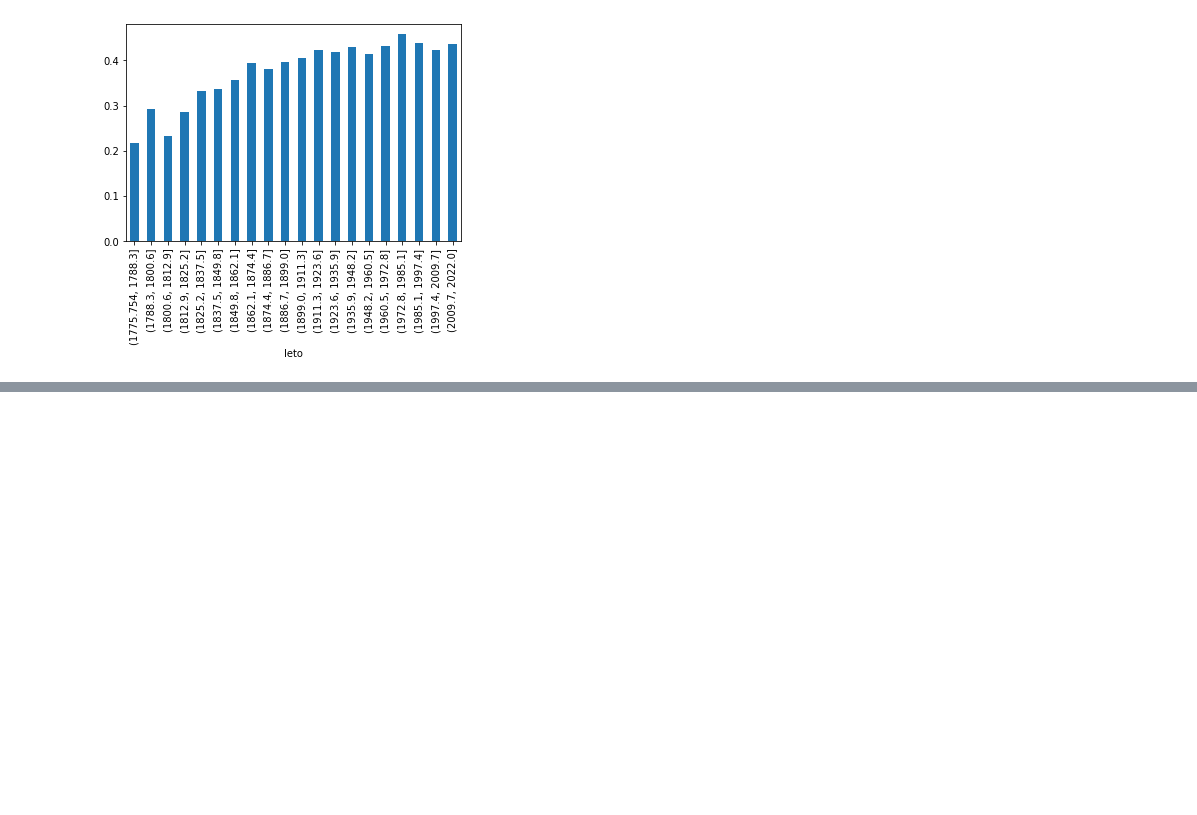
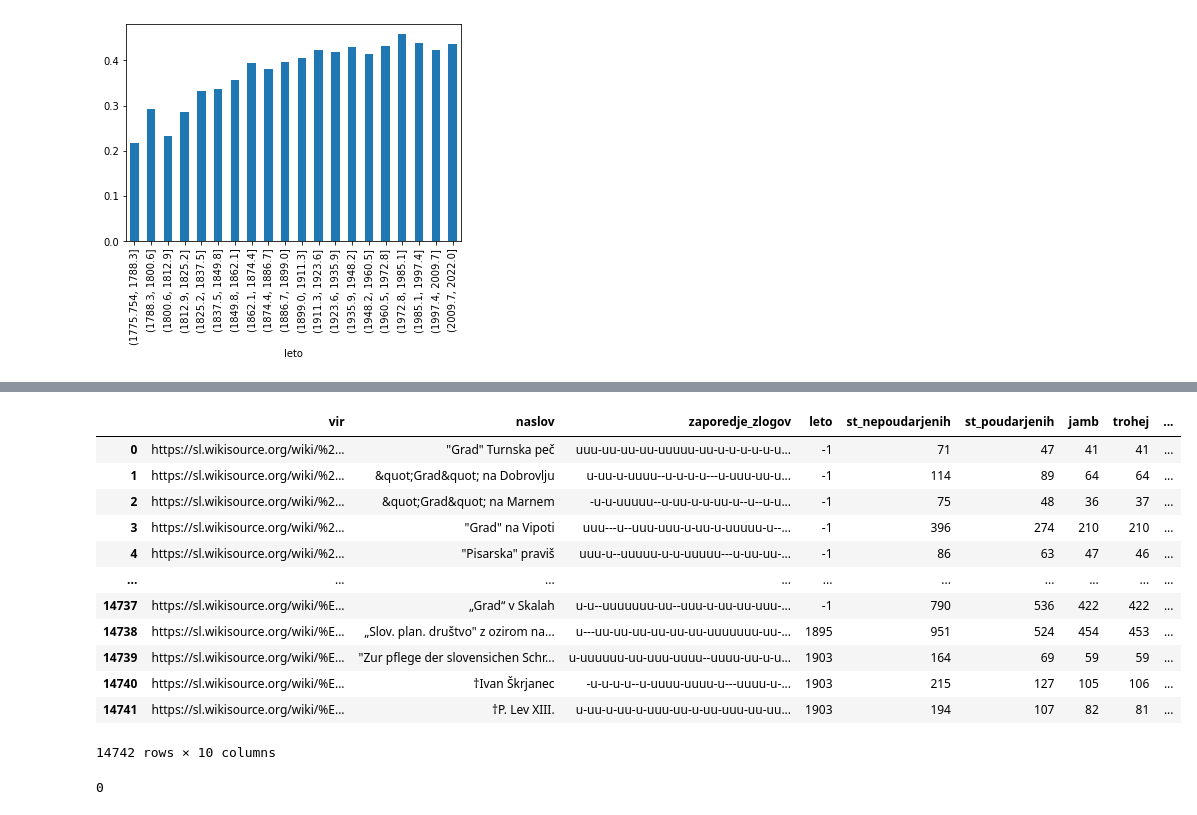
Before and after one commit to k3ap/prog1-projektna-naloga, a Jupyter notebook: analiza.ipynb, the cells around one changed output, grey strips where cells are left out. Saved outputs shown, nothing was run; the diff lists cells and outputs as text; code cells hidden in the pictures; blank space fills up the shorter version.

```diff
--- a/analiza.ipynb
+++ b/analiza.ipynb
@@ -300,0 +329,31 @@ To še ne pomeni, da se je razmerje v vseh objavljenih delih do tedaj dejansko p
+# %%
+def prestej_stopico(besedilo, stopica):
+    return besedilo.count(stopica)
+
+vir_naslov_zlogi["jamb"] = vir_naslov_zlogi.zaporedje_zlogov.apply(lambda s: prestej_stopico(s, "u-"))
+vir_naslov_zlogi["trohej"] = vir_naslov_zlogi.zaporedje_zlogov.apply(lambda s: prestej_stopico(s, "-u"))
+vir_naslov_zlogi["daktil"] = vir_naslov_zlogi.zaporedje_zlogov.apply(lambda s: prestej_stopico(s, "-uu"))
+vir_naslov_zlogi["amfibrah"] = vir_naslov_zlogi.zaporedje_zlogov.apply(lambda s: prestej_stopico(s, "u-u"))
+
+vir_naslov_zlogi
+# %% [output]
+|  | vir | naslov | zaporedje_zlogov | leto | st_nepoudarjenih | st_poudarjenih | jamb | trohej | ... |
+| 0 | https://sl.wikisource.org/wiki/%2... | "Grad" Turnska peč | uuu-uu-uu-uu-uuuuu-uu-u-u-u-u-u-u... | -1 | 71 | 47 | 41 | 41 | ... |
+| 1 | https://sl.wikisource.org/wiki/%2... | &quot;Grad&quot; na Dobrovlju | u-uu-u-uuuu--u-u-u-u---u-uuu-uu-u... | -1 | 114 | 89 | 64 | 64 | ... |
+| 2 | https://sl.wikisource.org/wiki/%2... | &quot;Grad&quot; na Marnem | -u-u-uuuuu--u-uu-u-u-uu-u--u--u-u... | -1 | 75 | 48 | 36 | 37 | ... |
+| 3 | https://sl.wikisource.org/wiki/%2... | "Grad" na Vipoti | uuu---u--uuu-uuu-u-uu-u-uuuuu-u--... | -1 | 396 | 274 | 210 | 210 | ... |
+| 4 | https://sl.wikisource.org/wiki/%2... | "Pisarska" praviš | uuu-u--uuuuu-u-u-uuuuu---u-uu-uu-... | -1 | 86 | 63 | 47 | 46 | ... |
+| ... | ... | ... | ... | ... | ... | ... | ... | ... | ... |
+| 14737 | https://sl.wikisource.org/wiki/%E... | „Grad“ v Skalah | u-u--uuuuuuu-uu--uuu-u-uu-uu-uuu-... | -1 | 790 | 536 | 422 | 422 | ... |
+| 14738 | https://sl.wikisource.org/wiki/%E... | „Slov. plan. društvo" z ozirom na... | u---uu-uu-uu-uu-uu-uu-uuuuuuu-uu-... | 1895 | 951 | 524 | 454 | 453 | ... |
+| 14739 | https://sl.wikisource.org/wiki/%E... | "Zur pflege der slovensichen Schr... | u-uuuuuu-uu-uuu-uuuu--uuuu-uu-u-u... | 1903 | 164 | 69 | 59 | 59 | ... |
+| 14740 | https://sl.wikisource.org/wiki/%E... | †Ivan Škrjanec | -u-u-u-u--u-uuuu-uuuu-u---uuuu-u-... | 1903 | 215 | 127 | 105 | 106 | ... |
+| 14741 | https://sl.wikisource.org/wiki/%E... | †P. Lev XIII. | u-uu-u-uu-u-uuu-uu-u-uu-uuu-uu-uu... | 1903 | 194 | 107 | 82 | 81 | ... |
+14742 rows × 10 columns
+# %%
+zanimivi = vir_naslov_zlogi[vir_naslov_zlogi.st_poudarjenih + vir_naslov_zlogi.st_nepoudarjenih > 10].copy()
+
+# Poglejmo si, če je število jambov kje bistveno drugačno kot število trohejev
+len(zanimivi[abs(zanimivi.jamb - zanimivi.trohej) > 1])
+# %% [output]
+0
```
Also changed, not shown: parts of 8 cells of this notebook.
